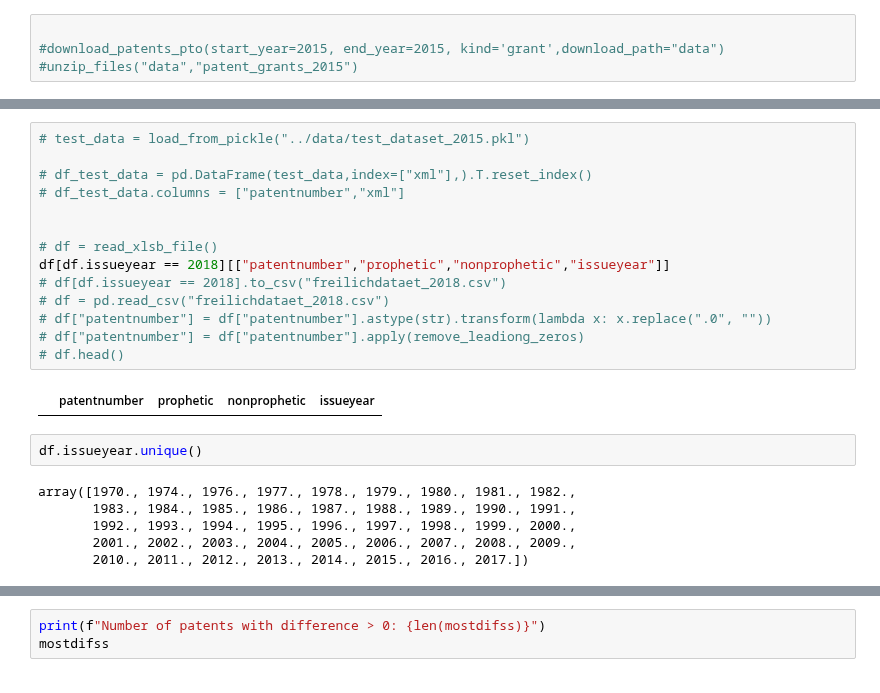
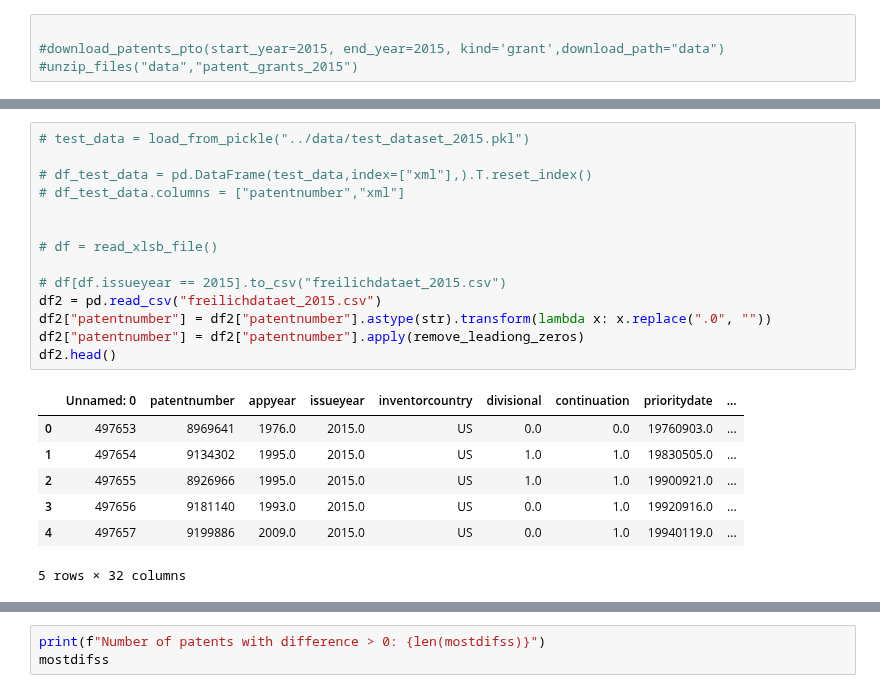
Before and after one commit to AmirMohammadiKarbalaei/prophetic_patents, a Jupyter notebook: notebooks/freilich_test_set.ipynb, the cells around one changed output, grey strips where cells are left out. Cells and saved outputs as stored; diff of their text form.

```diff
--- a/notebooks/freilich_test_set.ipynb
+++ b/notebooks/freilich_test_set.ipynb
@@ -27,24 +61,22 @@ from utilities.test_dataset_utils import *
 # %%
 # test_data = load_from_pickle("../data/test_dataset_2015.pkl")
 
 # df_test_data = pd.DataFrame(test_data,index=["xml"],).T.reset_index()
 # df_test_data.columns = ["patentnumber","xml"]
 
 
 # df = read_xlsb_file()
-df[df.issueyear == 2018][["patentnumber","prophetic","nonprophetic","issueyear"]]
-# df[df.issueyear == 2018].to_csv("freilichdataet_2018.csv")
-# df = pd.read_csv("freilichdataet_2018.csv")
-# df["patentnumber"] = df["patentnumber"].astype(str).transform(lambda x: x.replace(".0", ""))
-# df["patentnumber"] = df["patentnumber"].apply(remove_leadiong_zeros)
-# df.head()
+
+# df[df.issueyear == 2015].to_csv("freilichdataet_2015.csv")
+df2 = pd.read_csv("freilichdataet_2015.csv")
+df2["patentnumber"] = df2["patentnumber"].astype(str).transform(lambda x: x.replace(".0", ""))
+df2["patentnumber"] = df2["patentnumber"].apply(remove_leadiong_zeros)
+df2.head()
 # %% [output]
-|  | patentnumber | prophetic | nonprophetic | issueyear |
+|  | Unnamed: 0 | patentnumber | appyear | issueyear | inventorcountry | divisional | continuation | prioritydate | ... |
+| 0 | 497653 | 8969641 | 1976.0 | 2015.0 | US | 0.0 | 0.0 | 19760903.0 | ... |
+| 1 | 497654 | 9134302 | 1995.0 | 2015.0 | US | 1.0 | 1.0 | 19830505.0 | ... |
+| 2 | 497655 | 8926966 | 1995.0 | 2015.0 | US | 1.0 | 1.0 | 19900921.0 | ... |
+| 3 | 497656 | 9181140 | 1993.0 | 2015.0 | US | 0.0 | 1.0 | 19920916.0 | ... |
+| 4 | 497657 | 9199886 | 2009.0 | 2015.0 | US | 0.0 | 1.0 | 19940119.0 | ... |
+5 rows × 32 columns
-# %%
-df.issueyear.unique()
-# %% [output]
-array([1970., 1974., 1976., 1977., 1978., 1979., 1980., 1981., 1982.,
-       1983., 1984., 1985., 1986., 1987., 1988., 1989., 1990., 1991.,
-       1992., 1993., 1994., 1995., 1996., 1997., 1998., 1999., 2000.,
-       2001., 2002., 2003., 2004., 2005., 2006., 2007., 2008., 2009.,
-       2010., 2011., 2012., 2013., 2014., 2015., 2016., 2017.])
```
Also changed, not shown: parts of 42 cells of this notebook, 2 other files.
